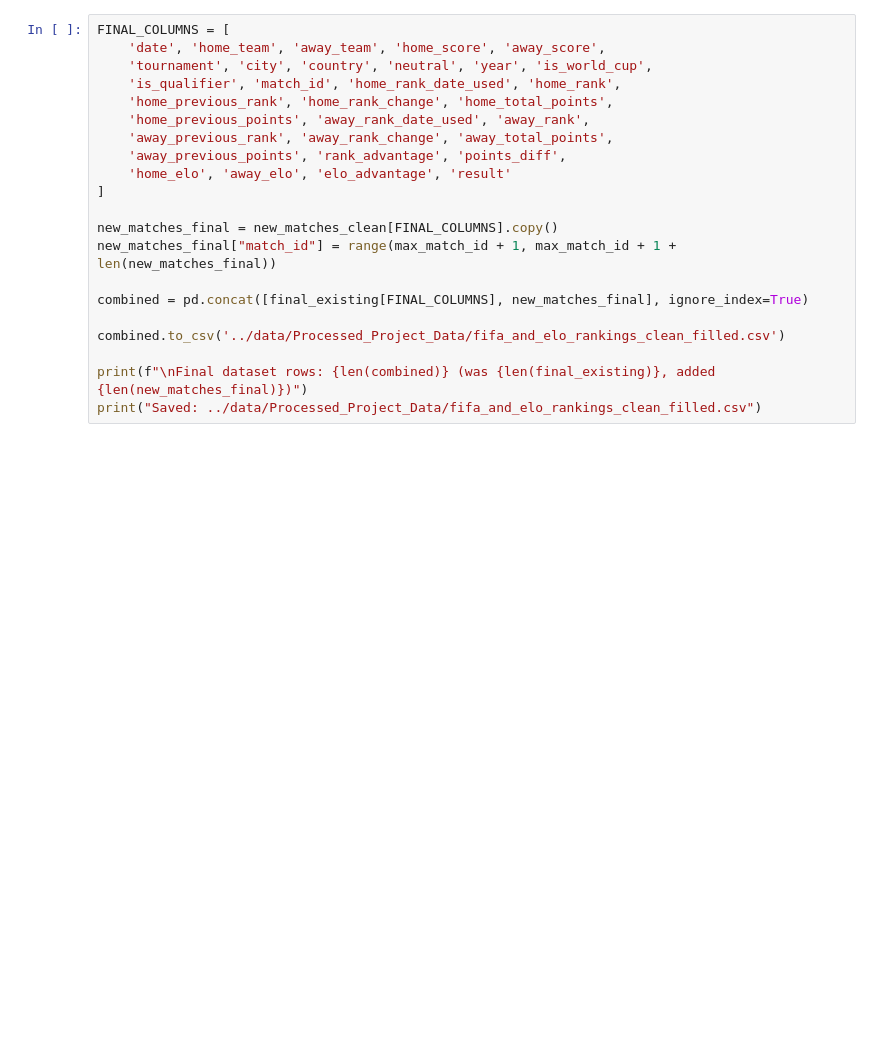
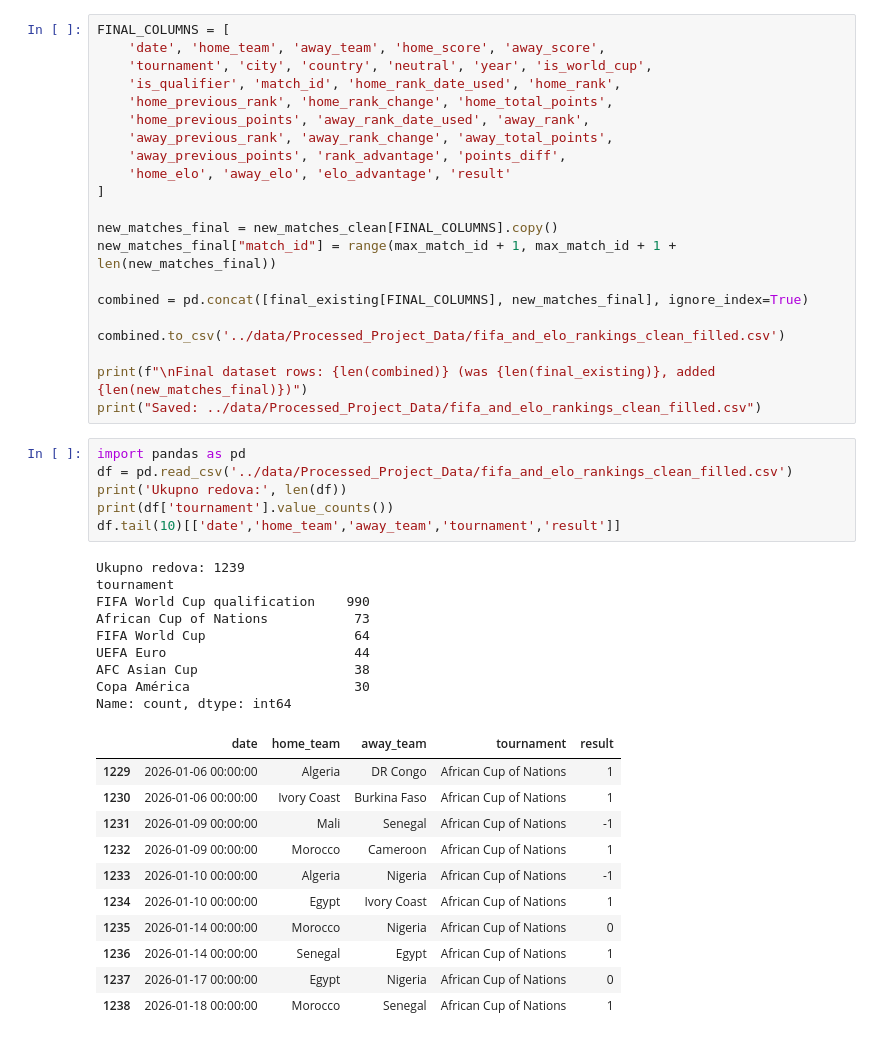
Before and after one commit to darko2806/Football-World-Cup-2026-prediction-model, a Jupyter notebook: DataProcessing/DataProcessingForModel.ipynb, the cells around one changed output. Drawn from its saved outputs; the diff is of its cells as text; blank space fills up the shorter version.

```diff
--- a/DataProcessing/DataProcessingForModel.ipynb
+++ b/DataProcessing/DataProcessingForModel.ipynb
@@ -1641,3 +1641,30 @@ combined.to_csv('../data/Processed_Project_Data/fifa_and_elo_rankings_clean_fill
 
 print(f"\nFinal dataset rows: {len(combined)} (was {len(final_existing)}, added {len(new_matches_final)})")
 print("Saved: ../data/Processed_Project_Data/fifa_and_elo_rankings_clean_filled.csv")
+# %%
+import pandas as pd
+df = pd.read_csv('../data/Processed_Project_Data/fifa_and_elo_rankings_clean_filled.csv')
+print('Ukupno redova:', len(df))
+print(df['tournament'].value_counts())
+df.tail(10)[['date','home_team','away_team','tournament','result']]
+# %% [output]
+Ukupno redova: 1239
+tournament
+FIFA World Cup qualification    990
+African Cup of Nations           73
+FIFA World Cup                   64
+UEFA Euro                        44
+AFC Asian Cup                    38
+Copa América                     30
+Name: count, dtype: int64
+|  | date | home_team | away_team | tournament | result |
+| 1229 | 2026-01-06 00:00:00 | Algeria | DR Congo | African Cup of Nations | 1 |
+| 1230 | 2026-01-06 00:00:00 | Ivory Coast | Burkina Faso | African Cup of Nations | 1 |
+| 1231 | 2026-01-09 00:00:00 | Mali | Senegal | African Cup of Nations | -1 |
+| 1232 | 2026-01-09 00:00:00 | Morocco | Cameroon | African Cup of Nations | 1 |
+| 1233 | 2026-01-10 00:00:00 | Algeria | Nigeria | African Cup of Nations | -1 |
+| 1234 | 2026-01-10 00:00:00 | Egypt | Ivory Coast | African Cup of Nations | 1 |
+| 1235 | 2026-01-14 00:00:00 | Morocco | Nigeria | African Cup of Nations | 0 |
+| 1236 | 2026-01-14 00:00:00 | Senegal | Egypt | African Cup of Nations | 1 |
+| 1237 | 2026-01-17 00:00:00 | Egypt | Nigeria | African Cup of Nations | 0 |
+| 1238 | 2026-01-18 00:00:00 | Morocco | Senegal | African Cup of Nations | 1 |
```
Also changed, not shown: 9 other files.
